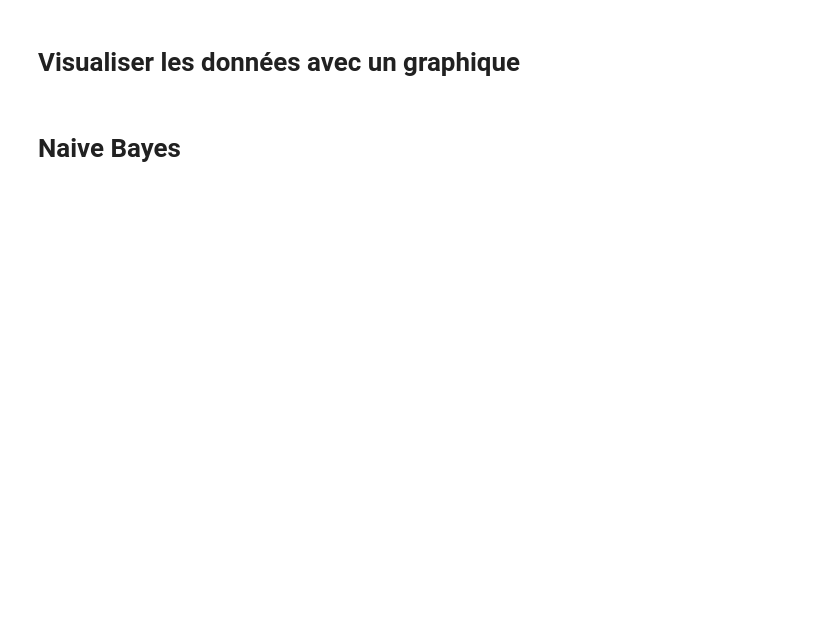
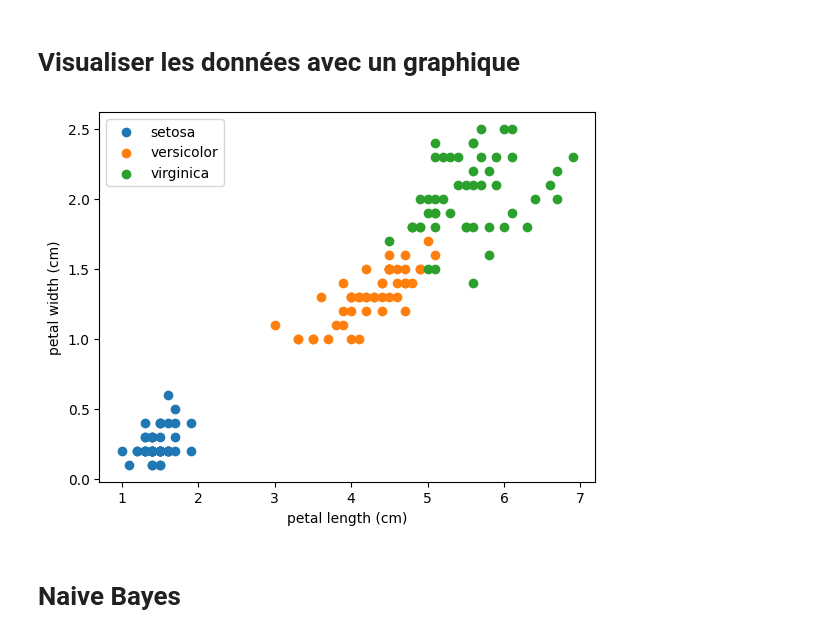
Before and after one commit to alachaar/MachineLearning, a Jupyter notebook: fichiers_d_exercice_machine_learning_algorithmes/Chapitre 6/FR_2418_06_01.ipynb, the cells around one changed output. Cells and saved outputs as stored; diff of their text form; code cells hidden in the pictures; blank space fills up the shorter version.

```diff
--- a/fichiers_d_exercice_machine_learning_algorithmes/Chapitre 6/FR_2418_06_01.ipynb
+++ b/fichiers_d_exercice_machine_learning_algorithmes/Chapitre 6/FR_2418_06_01.ipynb
@@ -12,20 +54,23 @@ print(irisData.target)
 # %% [markdown]
 # Visualiser les données avec un graphique
 # %%
-from matplotlib import pyplot as plt #remplace le nom "pyplot" by "plt"
+from matplotlib import pyplot as plt
 
 X = irisData.data
 Y = irisData.target
 
-abscisse = 0
-ordonnee = 1
+abscisse = 2
+ordonnee = 3
 
 plt.xlabel(irisData.feature_names[abscisse])
 plt.ylabel(irisData.feature_names[ordonnee])
 for i in range(3):
     plt.scatter(X[Y==i][:, abscisse],X[Y==i][:,ordonnee],label=irisData.target_names[i])
+plt.scatter(X[Y != Y_predit ][:, abscisse],X[Y != Y_predit][:,ordonnee],color='black')
 plt.legend()
 plt.show()
+# %% [output]
+[figure, added]
 # %% [markdown]
 # Naive Bayes
 # %%
```
Also changed, not shown: parts of 4 cells of this notebook.
